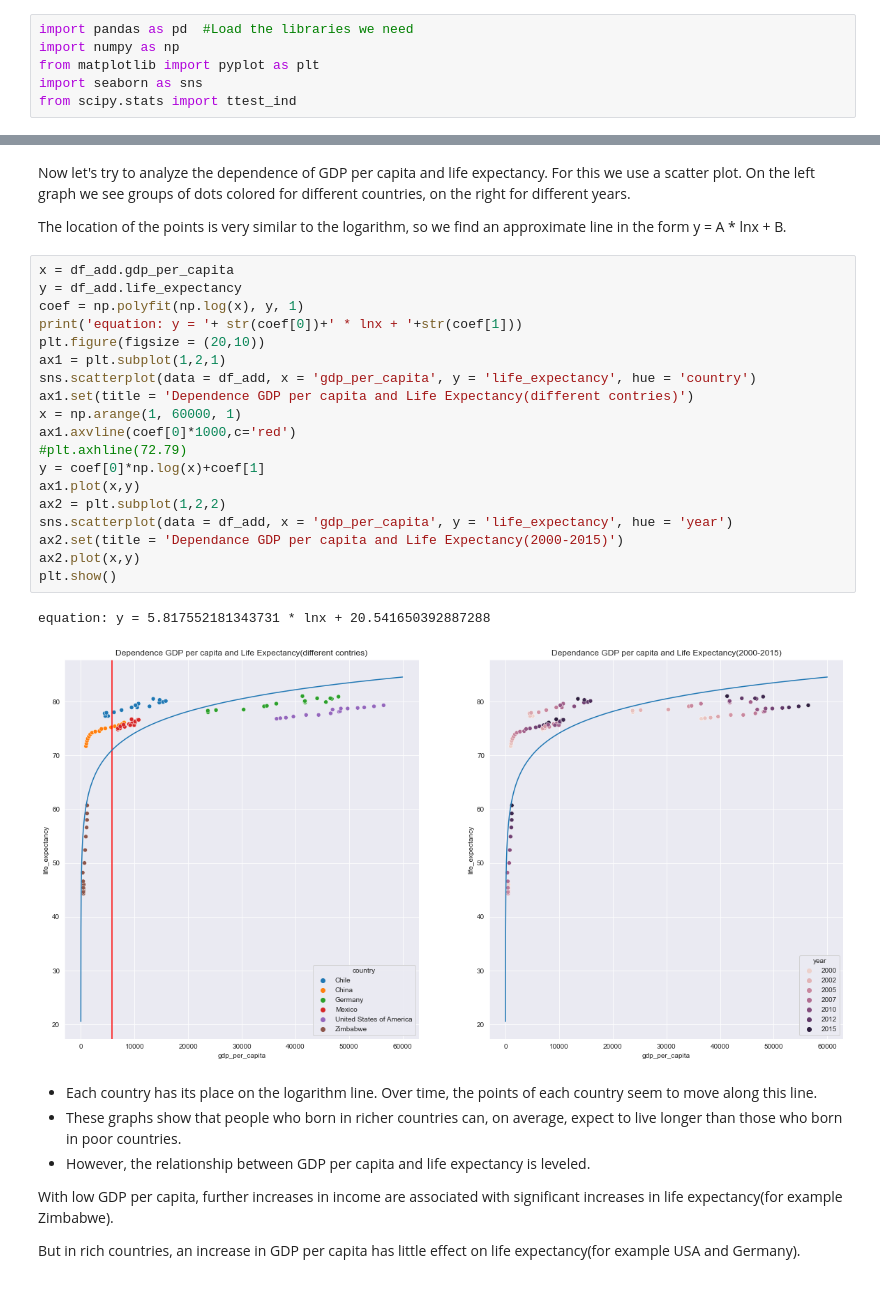
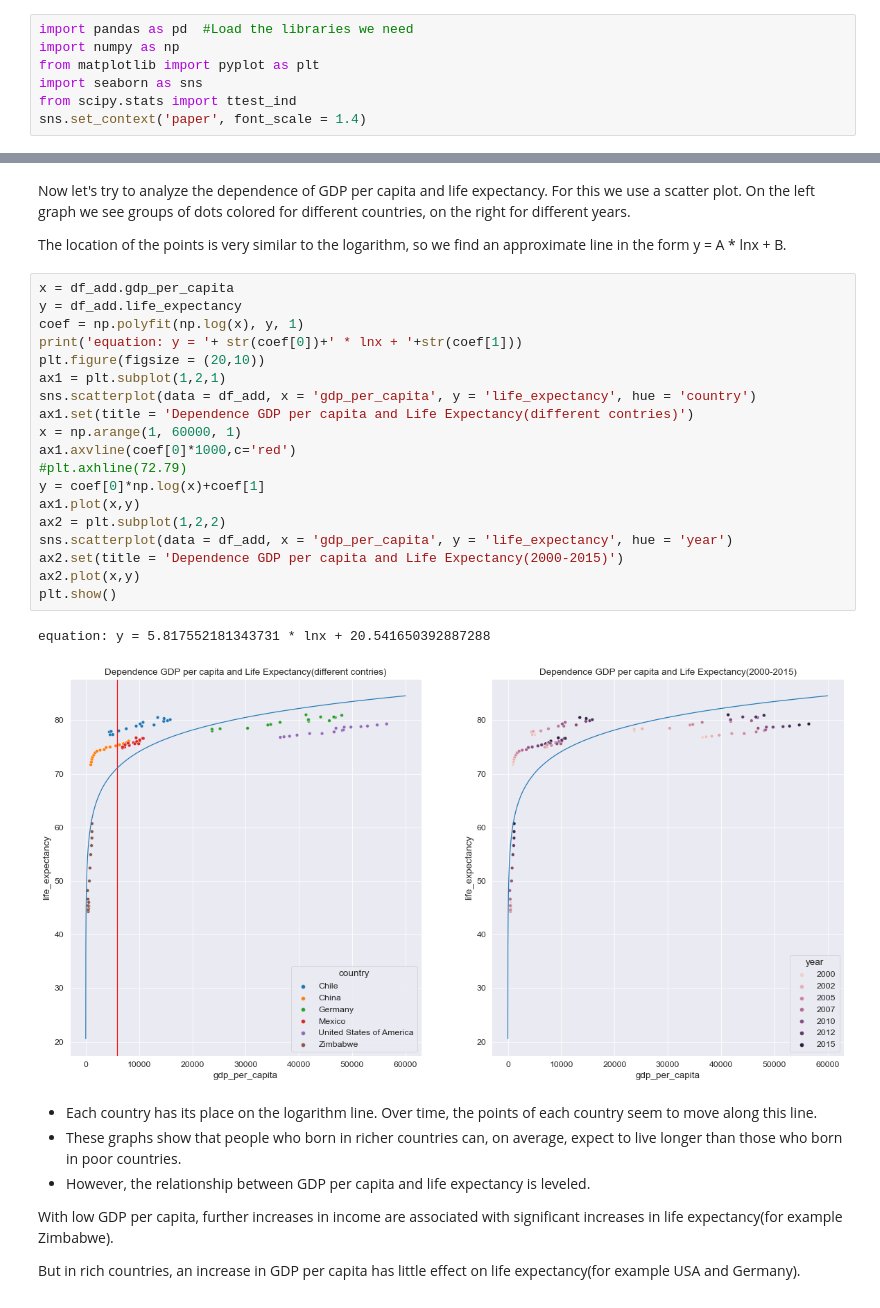
Before and after one commit to OlgaSkripa/Life_expectancy_gdp_project, a Jupyter notebook: life_expectancy_gdp.ipynb, the cells around one changed output, grey strips where cells are left out. Saved outputs shown, nothing was run; the diff lists cells and outputs as text.

```diff
--- a/life_expectancy_gdp.ipynb
+++ b/life_expectancy_gdp.ipynb
@@ -9,5 +9,6 @@ import numpy as np
 from matplotlib import pyplot as plt
 import seaborn as sns
 from scipy.stats import ttest_ind
+sns.set_context('paper', font_scale = 1.4)
 # %%
 df = pd.read_csv('all_data.csv') #load data
@@ -193,25 +196,25 @@ The location of the points is very similar to the logarithm, so we find an appro
 # %%
 x = df_add.gdp_per_capita
 y = df_add.life_expectancy
 coef = np.polyfit(np.log(x), y, 1)
 print('equation: y = '+ str(coef[0])+' * lnx + '+str(coef[1]))
 plt.figure(figsize = (20,10))
 ax1 = plt.subplot(1,2,1)
 sns.scatterplot(data = df_add, x = 'gdp_per_capita', y = 'life_expectancy', hue = 'country')
 ax1.set(title = 'Dependence GDP per capita and Life Expectancy(different contries)')
 x = np.arange(1, 60000, 1)
 ax1.axvline(coef[0]*1000,c='red')
 #plt.axhline(72.79)
 y = coef[0]*np.log(x)+coef[1]
 ax1.plot(x,y)
 ax2 = plt.subplot(1,2,2)
 sns.scatterplot(data = df_add, x = 'gdp_per_capita', y = 'life_expectancy', hue = 'year')
-ax2.set(title = 'Dependance GDP per capita and Life Expectancy(2000-2015)')
+ax2.set(title = 'Dependence GDP per capita and Life Expectancy(2000-2015)')
 ax2.plot(x,y)
 plt.show()
 # %% [output]
 equation: y = 5.817552181343731 * lnx + 20.541650392887288
-[figure, old version]
+[figure, new version]
 # %% [markdown]
 - Each country has its place on the logarithm line. Over time, the points of each country seem to move along this line.
 - These graphs show that people who born in richer countries can, on average, expect to live longer than those who born in poor countries.
```
Also changed, not shown: parts of 9 cells of this notebook.
